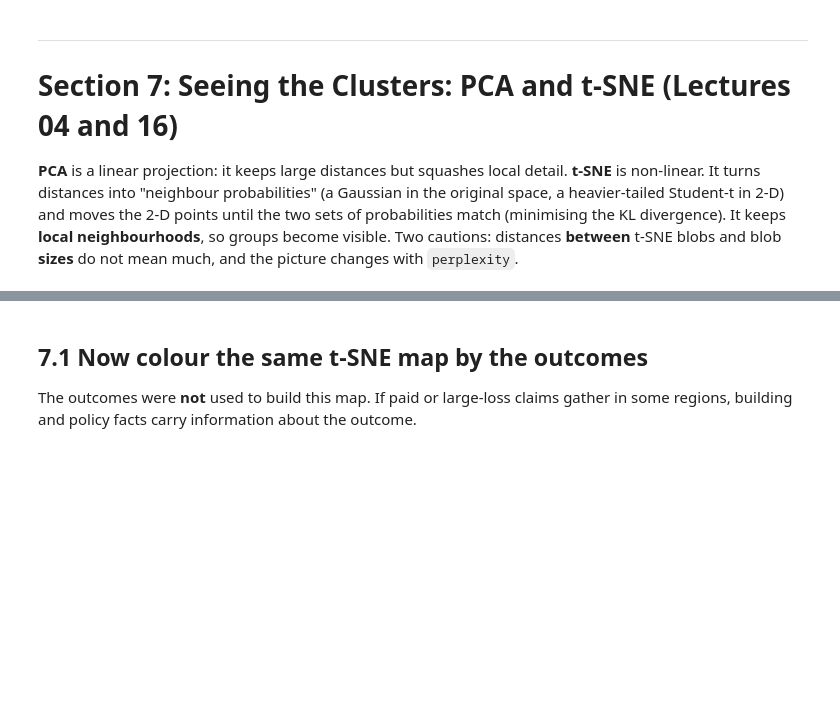
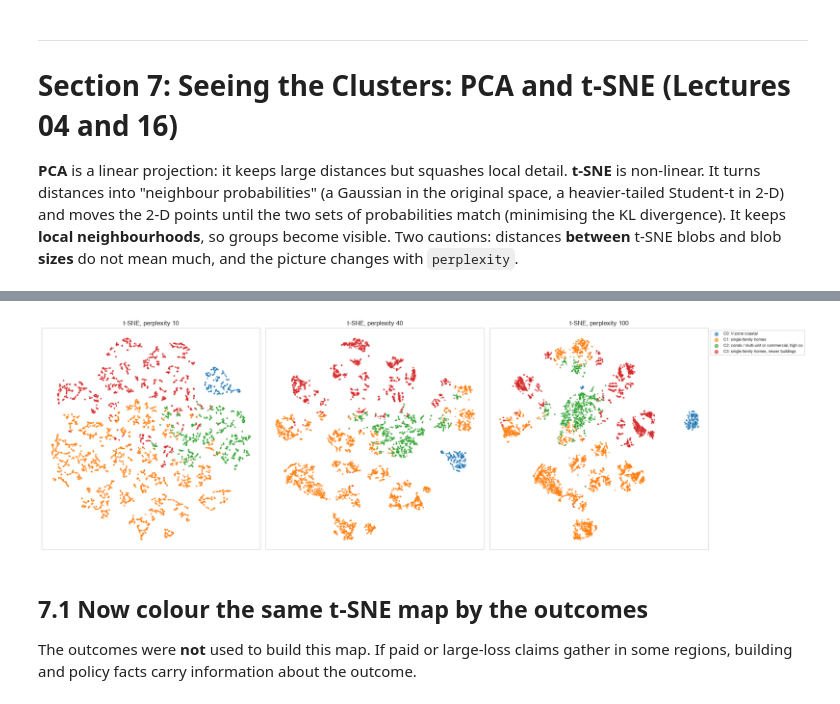
Before and after one commit to VenkatRepaka/nfip, a Jupyter notebook: 05_RQ3_building_policy_clusters.ipynb, the cells around one changed output, grey strips where cells are left out. Cells and saved outputs as stored; diff of their text form; code cells hidden in the pictures; blank space fills up the shorter version.

```diff
--- a/05_RQ3_building_policy_clusters.ipynb
+++ b/05_RQ3_building_policy_clusters.ipynb
@@ -457,3 +543,21 @@ shows C0 and C1 as two overlapping clouds and spreads C2 along PC1.
+# %%
+fig, axes = plt.subplots(1, 3, figsize=(21, 6.5))
+for ax, perplexity in zip(axes, [10, 40, 100]):
+    if perplexity == 40:
+        points = tsne_points
+    else:
+        points = TSNE(n_components=2, perplexity=perplexity, init='pca', learning_rate='auto', random_state=SEED).fit_transform(plot_data)
+    for cluster, group_index in plot_rows.groupby('cluster').groups.items():
+        ax.scatter(points[group_index, 0], points[group_index, 1], s=3, alpha=0.6, color=palette[cluster], label=cluster_names[cluster][:45])
+    ax.set_title(f't-SNE, perplexity {perplexity}')
+    ax.set_xticks([])
+    ax.set_yticks([])
+axes[2].legend(markerscale=4, fontsize=8, loc='upper left', bbox_to_anchor=(1, 1))
+plt.tight_layout()
+plt.savefig(FIGURE_DIR / '05_tsne_perplexity_panel.png', dpi=100)
+plt.show()
+# %% [output]
+[figure, added]
 # %% [markdown]
 ## 7.1 Now colour the same t-SNE map by the outcomes
 
```
Also changed, not shown: parts of 25 cells of this notebook, 40 other files.
